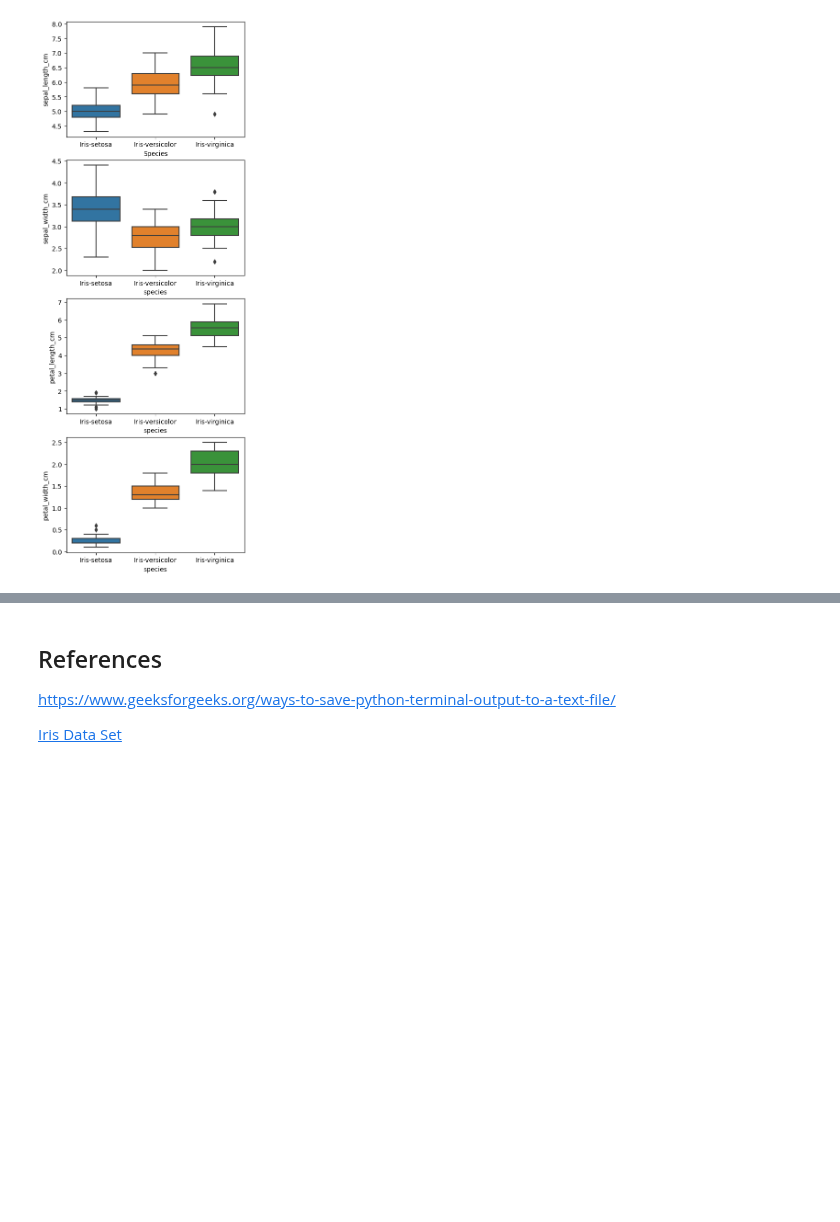
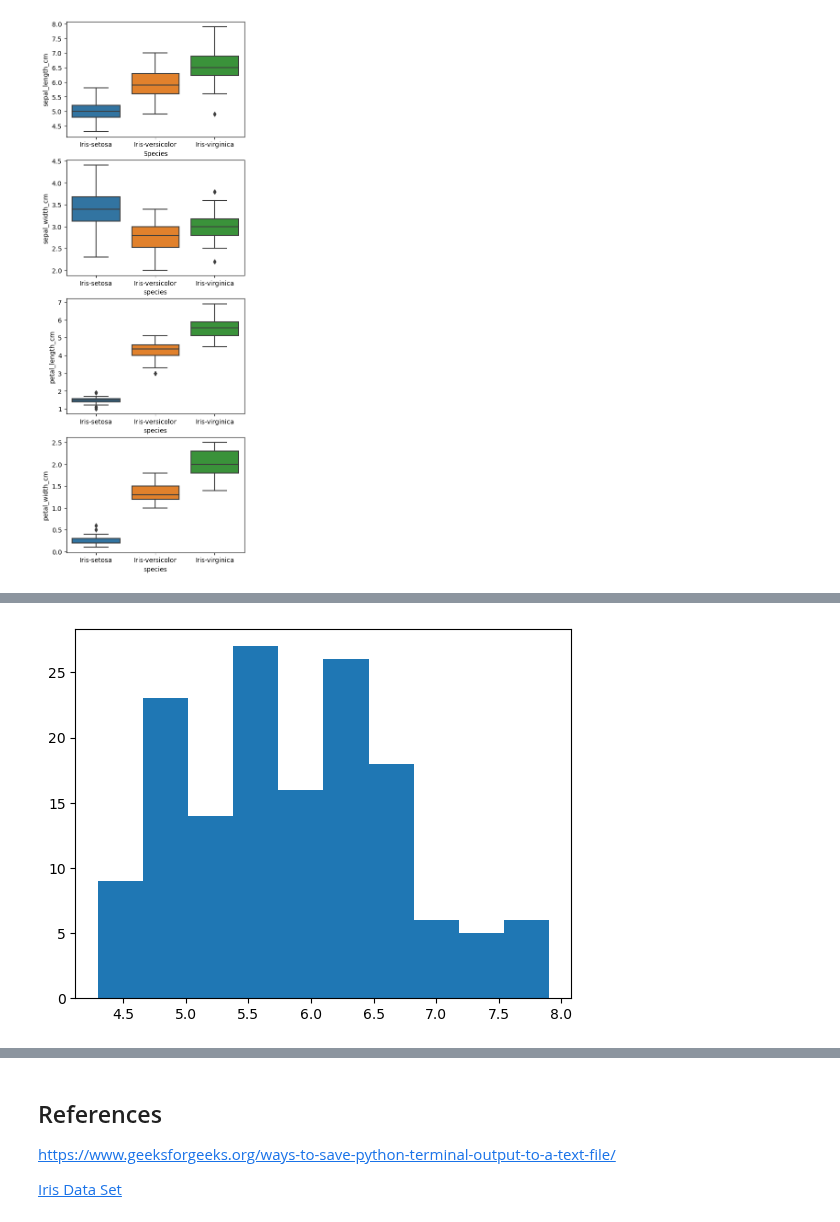
Before and after one commit to IreneKilgannon/pands-project, a Jupyter notebook: analysis.ipynb, the cells around one changed output, grey strips where cells are left out. Drawn from its saved outputs; the diff is of its cells as text; code cells hidden in the pictures; blank space fills up the shorter version.

Commit message:
Histogram of sepal length

```diff
--- a/analysis.ipynb
+++ b/analysis.ipynb
@@ -148,0 +157,6 @@ plt.show()
+# %%
+plt.hist(iris['sepal_length_cm'])
+plt.title()
+plt.show()
+# %% [output]
+[figure, added]
```
Also changed, not shown: parts of 2 cells of this notebook, 2 other files.
